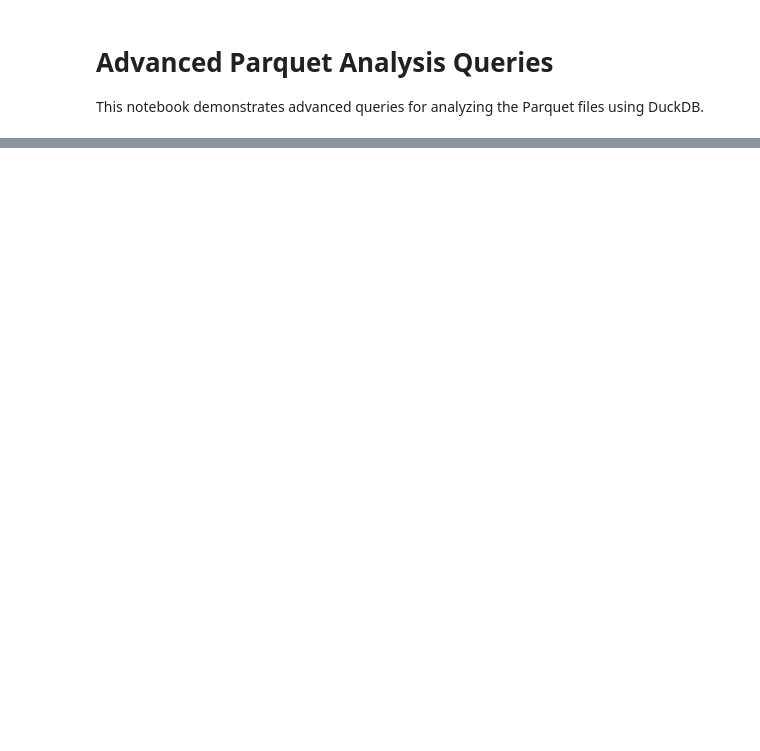
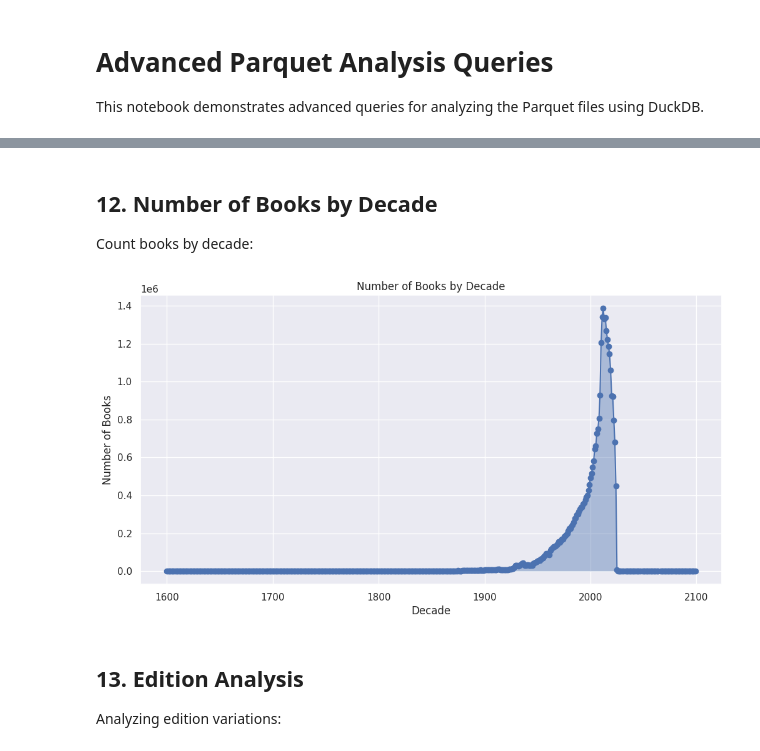
Before and after one commit to RArtutos/Data-science-starter-kit, a Jupyter notebook: notebooks/Queries_Test.ipynb, the cells around one changed output, grey strips where cells are left out. Cells and saved outputs as stored; diff of their text form; code cells hidden in the pictures; blank space fills up the shorter version.

```diff
--- a/notebooks/Queries_Test.ipynb
+++ b/notebooks/Queries_Test.ipynb
@@ -341 +395,38 @@ Analyzing patterns in additional filenames:
+# %% [markdown]
+## 12. Number of Books by Decade
+
+Count books by decade:
+# %%
+import matplotlib.pyplot as plt
+
+books_by_decade_query = """
+SELECT
+    (publish_year / 10) * 10 AS decade,
+    COUNT(*) AS count
+FROM (
+    SELECT
+        TRY_CAST(json_extract_string(json, '$._source.search_only_fields.search_year') AS INTEGER) AS publish_year
+    FROM read_parquet('/data/parquet/*.parquet')
+    WHERE publish_year IS NOT NULL
+)
+GROUP BY decade
+ORDER BY decade;
+"""
+
+df_decades = conn.execute(books_by_decade_query).fetchdf()
+
+plt.figure(figsize=(12, 6))
+plt.fill_between(df_decades["decade"], df_decades["count"], alpha=0.4)
+plt.plot(df_decades["decade"], df_decades["count"], marker="o", linestyle="-")
+plt.xlabel("Decade")
+plt.ylabel("Number of Books")
+plt.title("Number of Books by Decade")
+plt.grid(True)
+plt.show()
+# %% [output]
+[figure, added]
+# %% [markdown]
+## 13. Edition Analysis
+
+Analyzing edition variations:
 # %%
```
Also changed, not shown: parts of 55 cells of this notebook.
